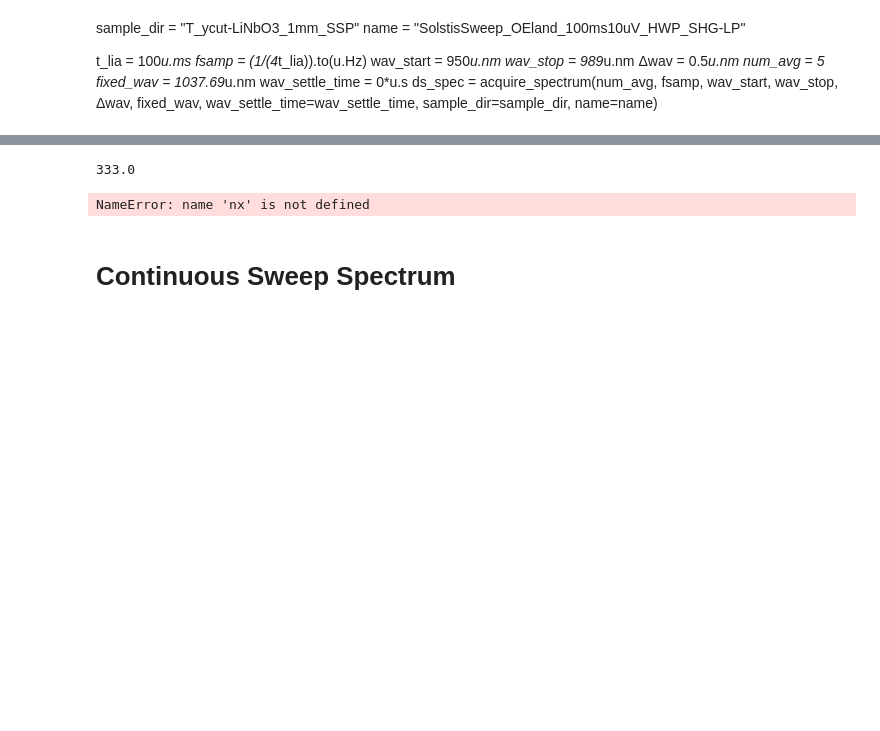
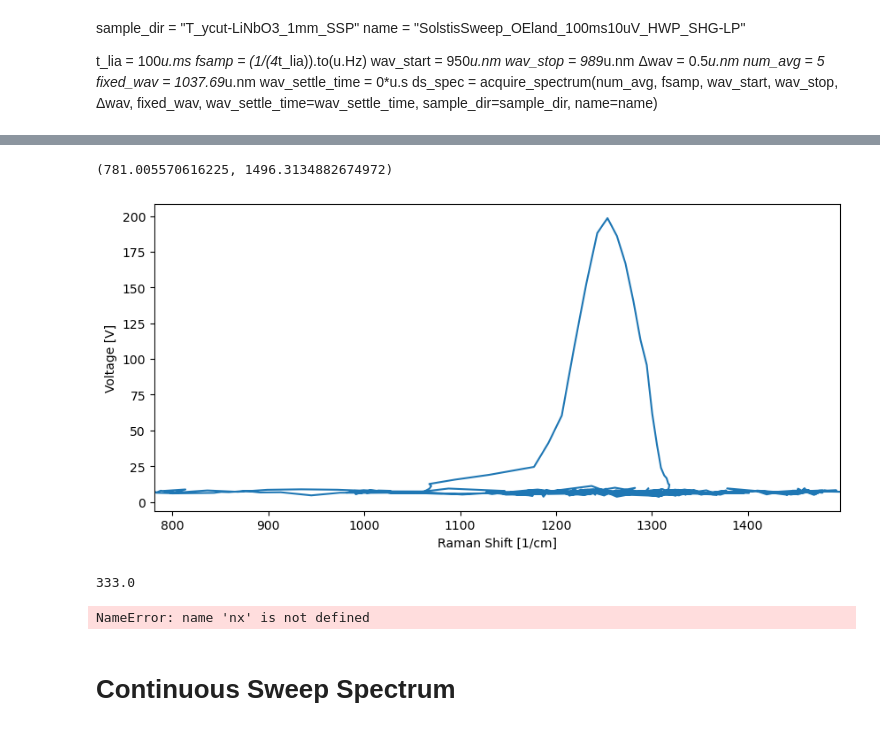
Before and after one commit to eauyehara/experiment_control, a Jupyter notebook: notebooks/srs_microscope.ipynb, the cells around one changed output, grey strips where cells are left out. Saved outputs shown, nothing was run; the diff lists cells and outputs as text; code cells hidden in the pictures; blank space fills up the shorter version.

```diff
--- a/notebooks/srs_microscope.ipynb
+++ b/notebooks/srs_microscope.ipynb
@@ -120,3 +142,31 @@ fig=plot_spectra(ds_spec)
+# %%
+from scipy.signal import savgol_filter
+
+figsize=(10,4.5)
+# raman_shift = ds_spec["raman_shift"]
+p_wl = np.mean(ds_spec["pump_wl_meas"].m)*u.m
+s_wl = savgol_filter(ds_spec["stokes_wl_meas"].m, 50,2)*u.m
+raman_shift = (1 / p_wl  - 1 / s_wl).to(1 / u.cm)
+spec = ds_spec["spec"]
+sensitivity = ds_spec["sens_lia"]
+offset = 0 * u.V
+spec_calib = (spec / 10 + offset) * (sensitivity).to(u.V).m
+# tap_power = ds_spec["tap_power"]
+wavelength_set = ds_spec["wavelength_set"]
+# wavelength_meas = ds_spec["wavelength_meas"]
+
+# Correct for wavelength-dependent power
+# power_corr = tap_power.m / tap_power[0].m
+# spec_corr = spec * power_corr
+
+fig, ax = plt.subplots(1, 1, figsize=figsize)
+ax.plot(raman_shift.m, spec_calib.to(u.uV).m)
+ax.set_xlabel("Raman Shift [1/cm]")
+ax.set_ylabel("Voltage [V]")
+ax.set_xlim((np.min(raman_shift.m), np.max(raman_shift.m)))
+# %% [output]
+(781.005570616225, 1496.3134882674972)
+[figure, added]
 # %%
 cam.close()
 # %%
```
Also changed, not shown: parts of 17 cells of this notebook, 3 other files.
